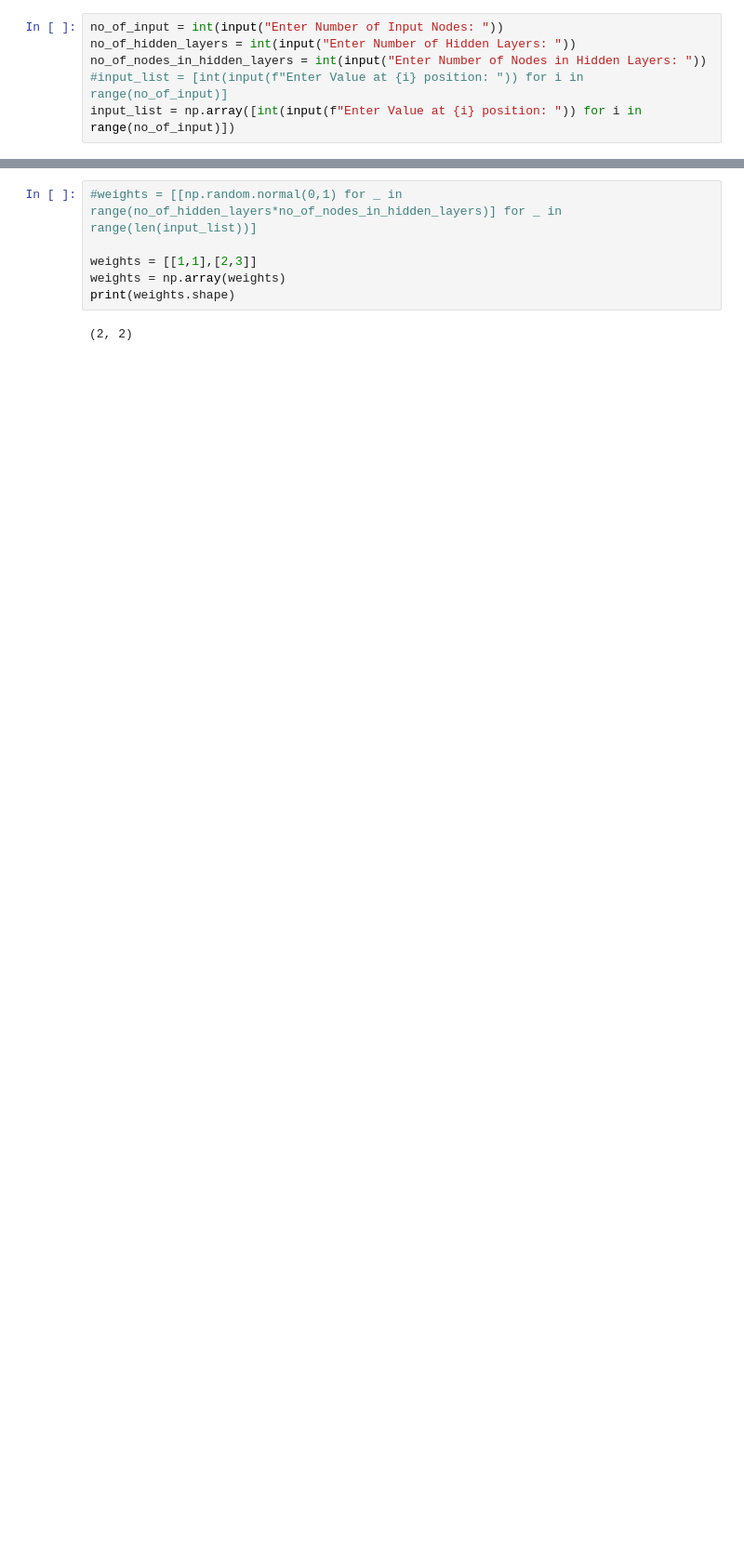
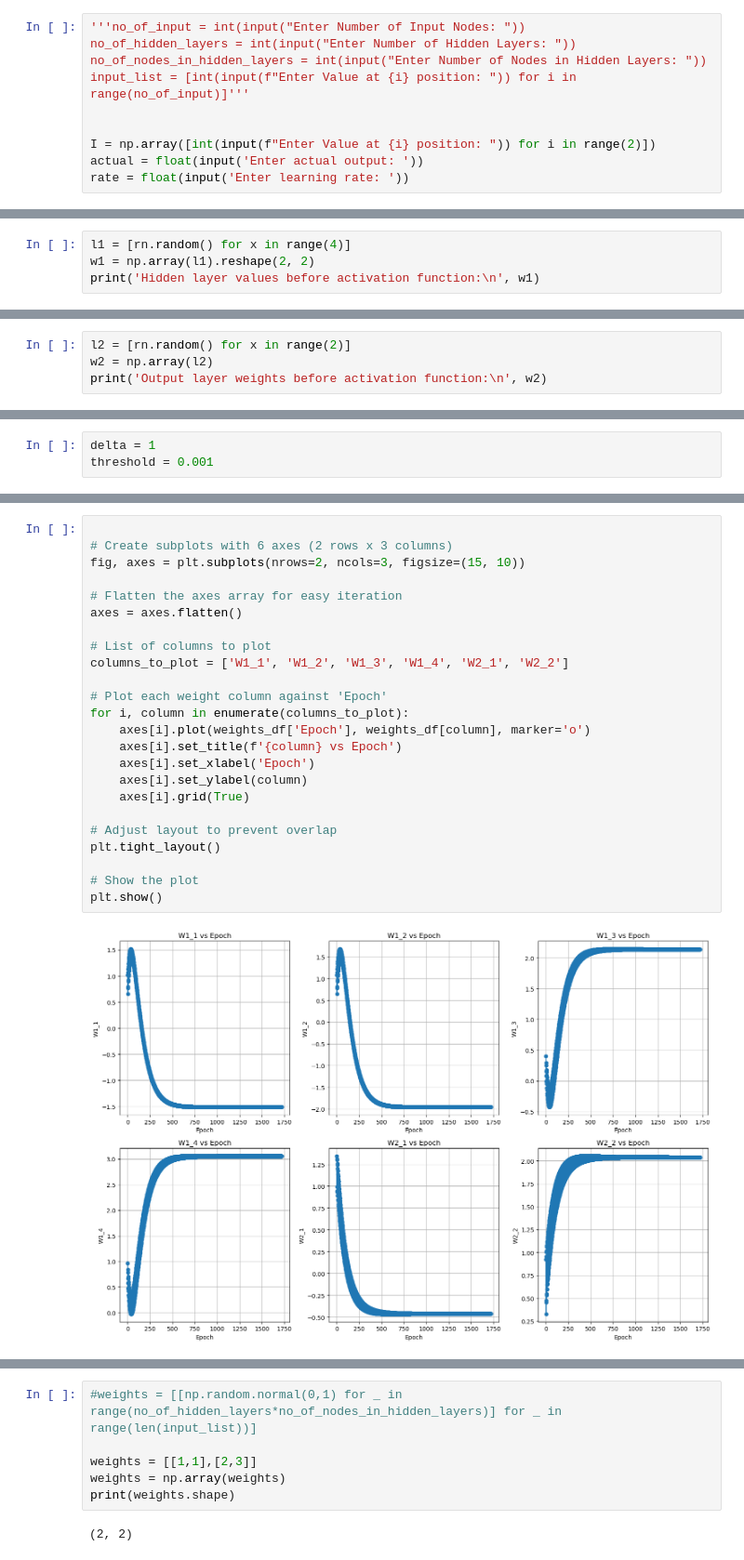
Before and after one commit to s0ul141/Deep_Learning, a Jupyter notebook: Simulating_Back_Propagation.ipynb, the cells around one changed output, grey strips where cells are left out. Shown at 93% size. Drawn from its saved outputs; the diff is of its cells as text; blank space fills up the shorter version.

```diff
--- a/Simulating_Back_Propagation.ipynb
+++ b/Simulating_Back_Propagation.ipynb
@@ -5,7 +11,11 @@ import numpy as np
 # %%
-no_of_input = int(input("Enter Number of Input Nodes: "))
+'''no_of_input = int(input("Enter Number of Input Nodes: "))
 no_of_hidden_layers = int(input("Enter Number of Hidden Layers: "))
 no_of_nodes_in_hidden_layers = int(input("Enter Number of Nodes in Hidden Layers: "))
-#input_list = [int(input(f"Enter Value at {i} position: ")) for i in range(no_of_input)]
-input_list = np.array([int(input(f"Enter Value at {i} position: ")) for i in range(no_of_input)])
+input_list = [int(input(f"Enter Value at {i} position: ")) for i in range(no_of_input)]'''
+
+
+I = np.array([int(input(f"Enter Value at {i} position: ")) for i in range(2)])
+actual = float(input('Enter actual output: '))
+rate = float(input('Enter learning rate: '))
 # %% [output]
@@ -16,0 +28,4 @@ Enter Value at 1 position: 3
+# %%
+l1 = [rn.random() for x in range(4)]
+w1 = np.array(l1).reshape(2, 2)
+print('Hidden layer values before activation function:\n', w1)
@@ -16,0 +36,4 @@ Enter Value at 1 position: 3
+# %%
+l2 = [rn.random() for x in range(2)]
+w2 = np.array(l2)
+print('Output layer weights before activation function:\n', w2)
@@ -16,0 +43,3 @@ Enter Value at 1 position: 3
+# %%
+delta = 1
+threshold = 0.001
@@ -16,0 +319,26 @@ Enter Value at 1 position: 3
+# %%
+
+# Create subplots with 6 axes (2 rows x 3 columns)
+fig, axes = plt.subplots(nrows=2, ncols=3, figsize=(15, 10))
+
+# Flatten the axes array for easy iteration
+axes = axes.flatten()
+
+# List of columns to plot
+columns_to_plot = ['W1_1', 'W1_2', 'W1_3', 'W1_4', 'W2_1', 'W2_2']
+
+# Plot each weight column against 'Epoch'
+for i, column in enumerate(columns_to_plot):
+    axes[i].plot(weights_df['Epoch'], weights_df[column], marker='o')
+    axes[i].set_title(f'{column} vs Epoch')
+    axes[i].set_xlabel('Epoch')
+    axes[i].set_ylabel(column)
+    axes[i].grid(True)
+
+# Adjust layout to prevent overlap
+plt.tight_layout()
+
+# Show the plot
+plt.show()
+# %% [output]
+[figure, added]
```
Also changed, not shown: parts of 16 cells of this notebook.
